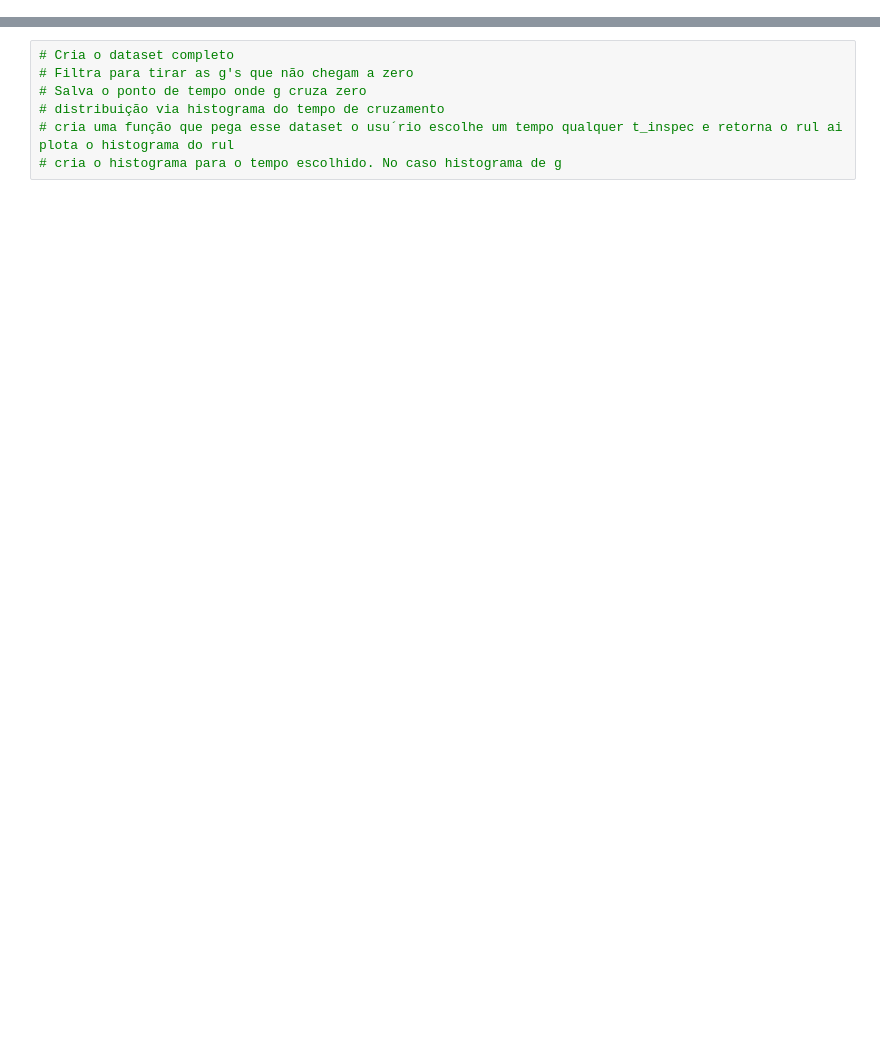
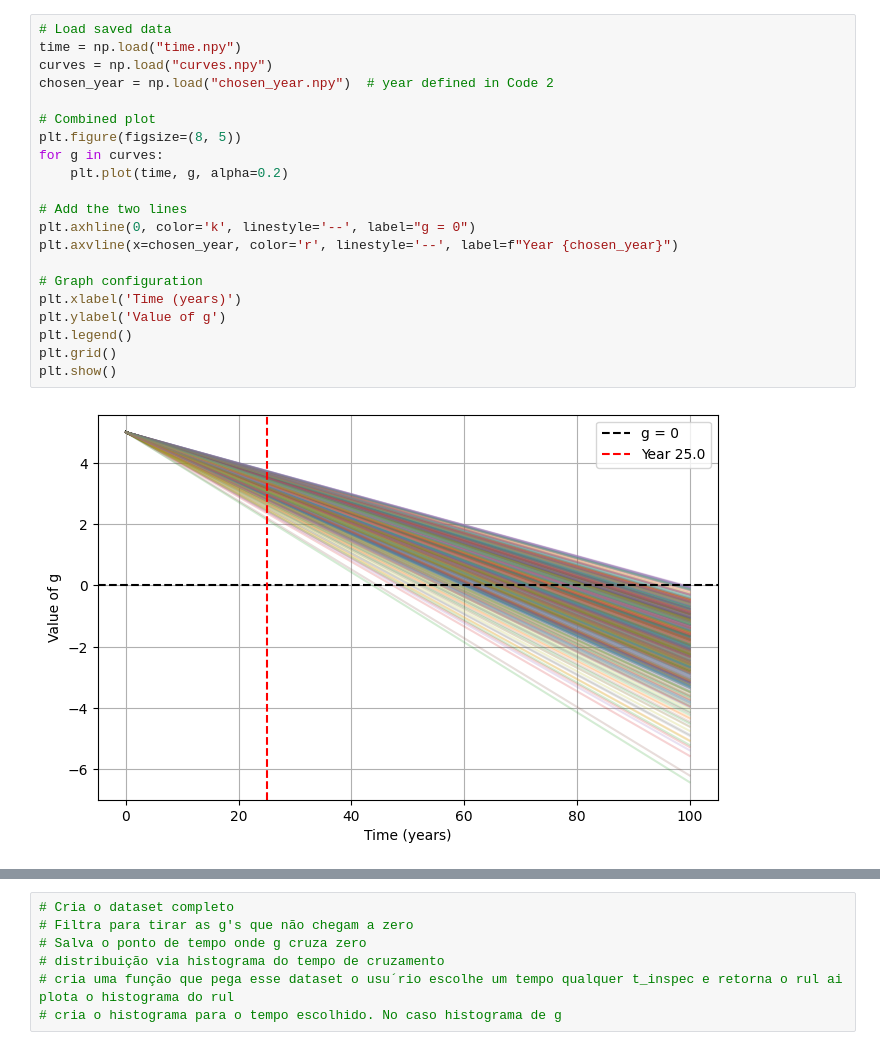
Before and after one commit to Pesquisa-UFCAT/2024-1_victor_hugo_renata_maria, a Jupyter notebook: rul.ipynb, the cells around one changed output, grey strips where cells are left out. Saved outputs shown, nothing was run; the diff lists cells and outputs as text; blank space fills up the shorter version.

```diff
--- a/rul.ipynb
+++ b/rul.ipynb
@@ -27,0 +119,23 @@ plt.show()
+# %%
+# Load saved data
+time = np.load("time.npy")
+curves = np.load("curves.npy")
+chosen_year = np.load("chosen_year.npy")  # year defined in Code 2
+
+# Combined plot
+plt.figure(figsize=(8, 5))
+for g in curves:
+    plt.plot(time, g, alpha=0.2)
+
+# Add the two lines
+plt.axhline(0, color='k', linestyle='--', label="g = 0")
+plt.axvline(x=chosen_year, color='r', linestyle='--', label=f"Year {chosen_year}")
+
+# Graph configuration
+plt.xlabel('Time (years)')
+plt.ylabel('Value of g')
+plt.legend()
+plt.grid()
+plt.show()
+# %% [output]
+[figure, added]
```
Also changed, not shown: parts of 6 cells of this notebook, 6 other files.
